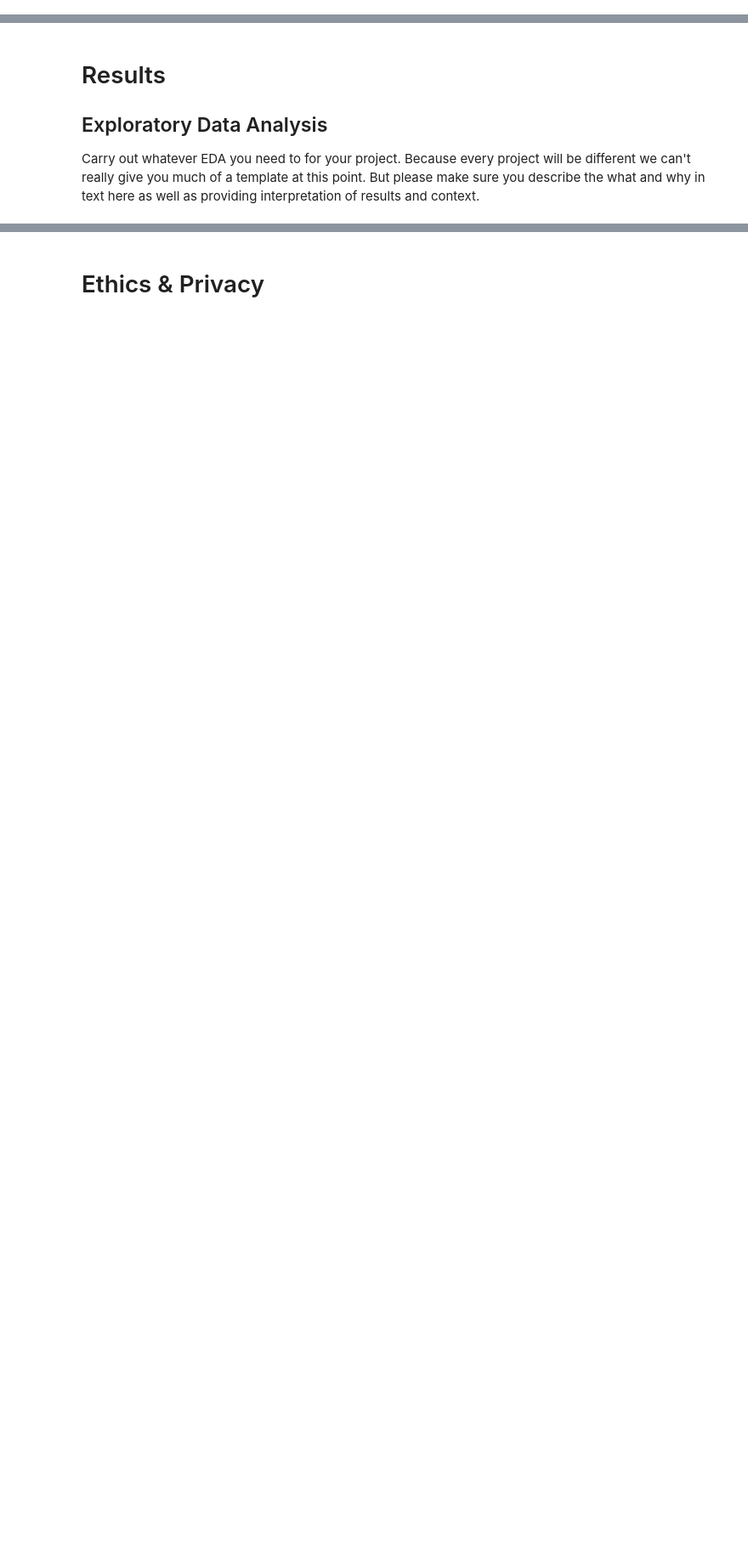
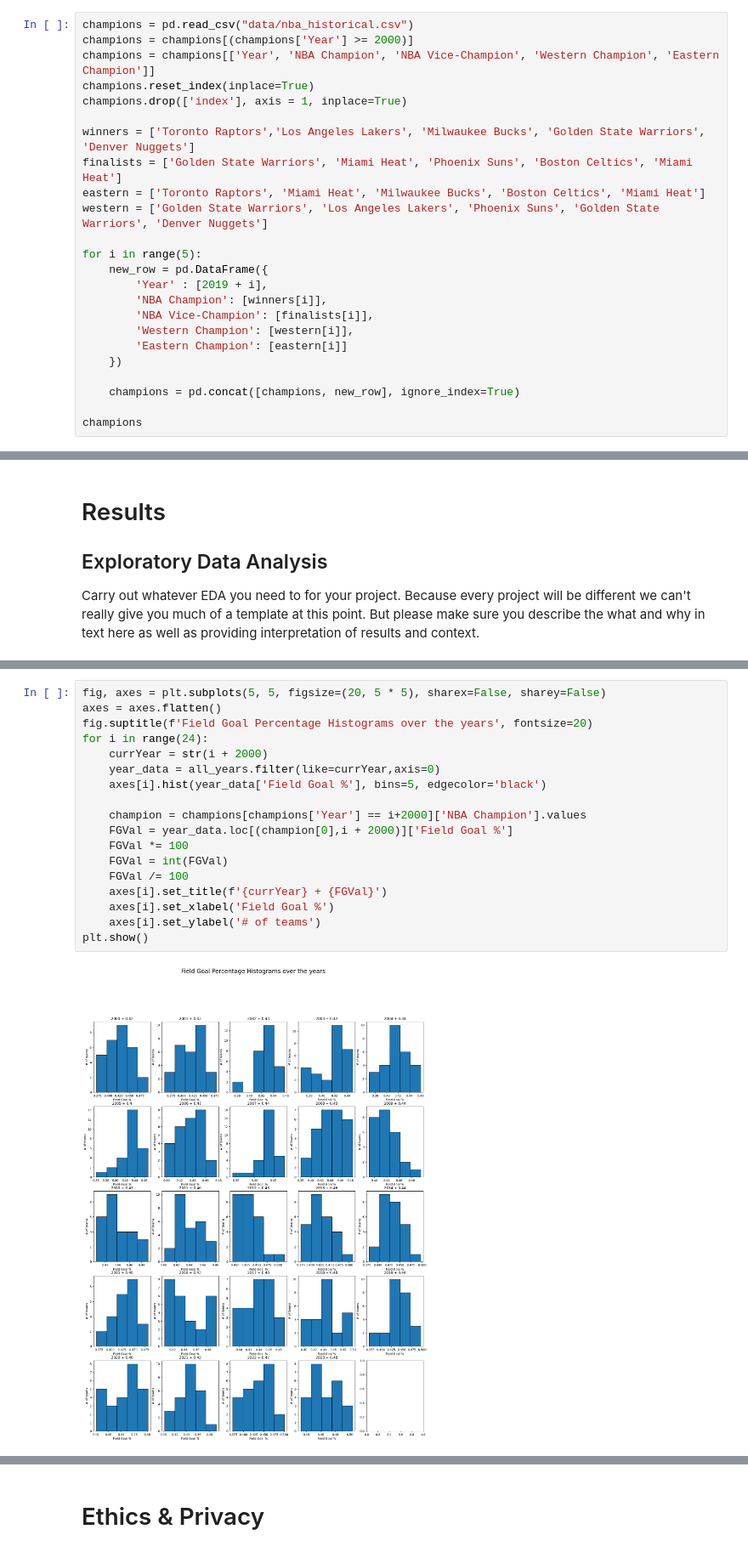
Before and after one commit to kevinkchen1/NBA-Data-Analysis, a Jupyter notebook: EDACheckpoint_group074.ipynb, the cells around one changed output, grey strips where cells are left out. Shown at 85% size. Cells and saved outputs as stored; diff of their text form; blank space fills up the shorter version.

```diff
--- a/EDACheckpoint_group074.ipynb
+++ b/EDACheckpoint_group074.ipynb
@@ -90,0 +172,24 @@ get_bb_data(range(2000,2025))
+# %%
+champions = pd.read_csv("data/nba_historical.csv")
+champions = champions[(champions['Year'] >= 2000)]
+champions = champions[['Year', 'NBA Champion', 'NBA Vice-Champion', 'Western Champion', 'Eastern Champion']]
+champions.reset_index(inplace=True)
+champions.drop(['index'], axis = 1, inplace=True)
+
+winners = ['Toronto Raptors','Los Angeles Lakers', 'Milwaukee Bucks', 'Golden State Warriors', 'Denver Nuggets']
+finalists = ['Golden State Warriors', 'Miami Heat', 'Phoenix Suns', 'Boston Celtics', 'Miami Heat']
+eastern = ['Toronto Raptors', 'Miami Heat', 'Milwaukee Bucks', 'Boston Celtics', 'Miami Heat']
+western = ['Golden State Warriors', 'Los Angeles Lakers', 'Phoenix Suns', 'Golden State Warriors', 'Denver Nuggets']
+
+for i in range(5):
+    new_row = pd.DataFrame({
+        'Year' : [2019 + i],
+        'NBA Champion': [winners[i]],
+        'NBA Vice-Champion': [finalists[i]],
+        'Western Champion': [western[i]],
+        'Eastern Champion': [eastern[i]]
+    })
+
+    champions = pd.concat([champions, new_row], ignore_index=True)
+
+champions
@@ -110,0 +278,20 @@ Some more words and stuff.  Remember notebooks work best if you interleave the c
+# %%
+fig, axes = plt.subplots(5, 5, figsize=(20, 5 * 5), sharex=False, sharey=False)
+axes = axes.flatten()
+fig.suptitle(f'Field Goal Percentage Histograms over the years', fontsize=20)
+for i in range(24):
+    currYear = str(i + 2000)
+    year_data = all_years.filter(like=currYear,axis=0)
+    axes[i].hist(year_data['Field Goal %'], bins=5, edgecolor='black')
+
+    champion = champions[champions['Year'] == i+2000]['NBA Champion'].values
+    FGVal = year_data.loc[(champion[0],i + 2000)]['Field Goal %']
+    FGVal *= 100
+    FGVal = int(FGVal)
+    FGVal /= 100
+    axes[i].set_title(f'{currYear} + {FGVal}')
+    axes[i].set_xlabel('Field Goal %')
+    axes[i].set_ylabel('# of teams')
+plt.show()
+# %% [output]
+[figure, added]
```
Also changed, not shown: parts of 24 cells of this notebook.
